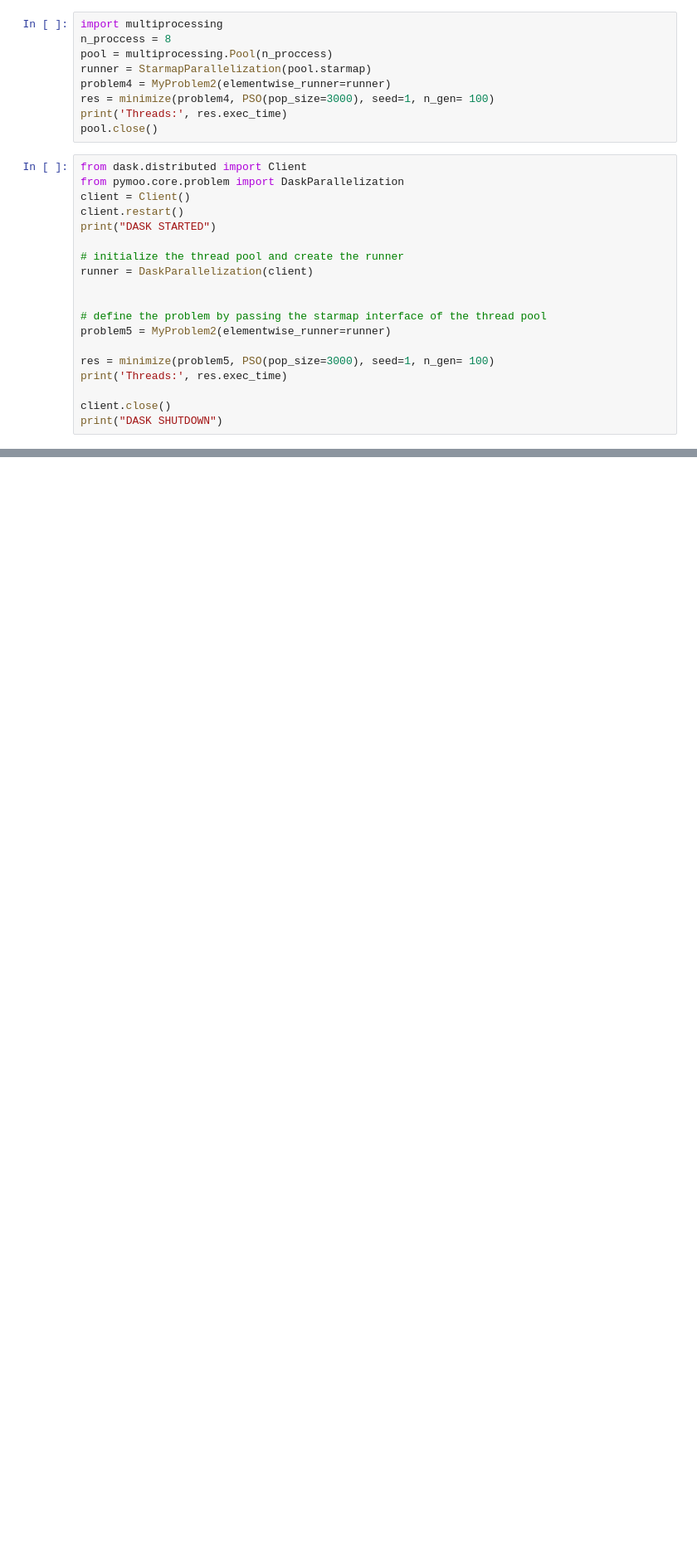
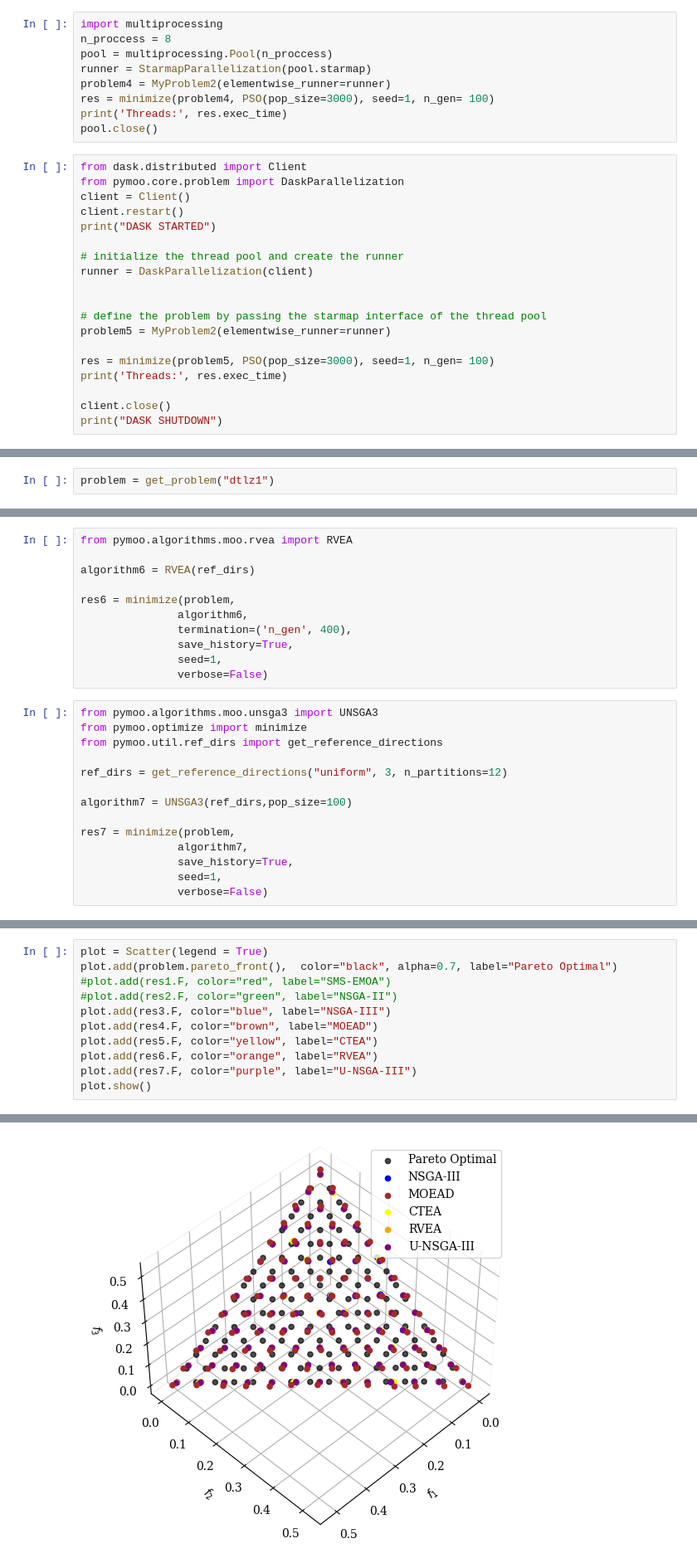
Before and after one commit to koway927/Optimization-Algorithm, a Jupyter notebook: PSO test.ipynb, the cells around one changed output, grey strips where cells are left out. Shown at 83% size. Saved outputs shown, nothing was run; the diff lists cells and outputs as text; blank space fills up the shorter version.

```diff
--- a/PSO test.ipynb
+++ b/PSO test.ipynb
@@ -316,0 +380,2 @@ print("IGD", ind2(res2.X))
+# %%
+problem = get_problem("dtlz1")
@@ -316,0 +451,25 @@ print("IGD", ind2(res2.X))
+# %%
+from pymoo.algorithms.moo.rvea import RVEA
+
+algorithm6 = RVEA(ref_dirs)
+
+res6 = minimize(problem,
+               algorithm6,
+               termination=('n_gen', 400),
+               save_history=True,
+               seed=1,
+               verbose=False)
+# %%
+from pymoo.algorithms.moo.unsga3 import UNSGA3
+from pymoo.optimize import minimize
+from pymoo.util.ref_dirs import get_reference_directions
+
+ref_dirs = get_reference_directions("uniform", 3, n_partitions=12)
+
+algorithm7 = UNSGA3(ref_dirs,pop_size=100)
+
+res7 = minimize(problem,
+               algorithm7,
+               save_history=True,
+               seed=1,
+               verbose=False)
@@ -316,0 +530,12 @@ print("IGD", ind2(res2.X))
+# %%
+plot = Scatter(legend = True)
+plot.add(problem.pareto_front(),  color="black", alpha=0.7, label="Pareto Optimal")
+#plot.add(res1.F, color="red", label="SMS-EMOA")
+#plot.add(res2.F, color="green", label="NSGA-II")
+plot.add(res3.F, color="blue", label="NSGA-III")
+plot.add(res4.F, color="brown", label="MOEAD")
+plot.add(res5.F, color="yellow", label="CTEA")
+plot.add(res6.F, color="orange", label="RVEA")
+plot.add(res7.F, color="purple", label="U-NSGA-III")
+plot.show()
+# %% [output]
@@ -316,0 +543 @@ print("IGD", ind2(res2.X))
+[figure, added]
```
Also changed, not shown: parts of 22 cells of this notebook.
